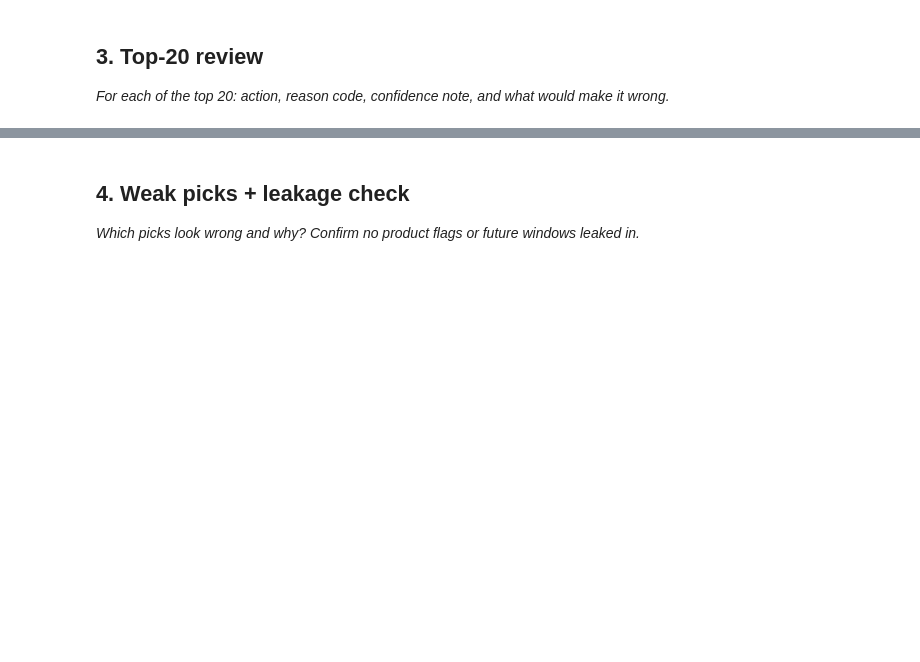
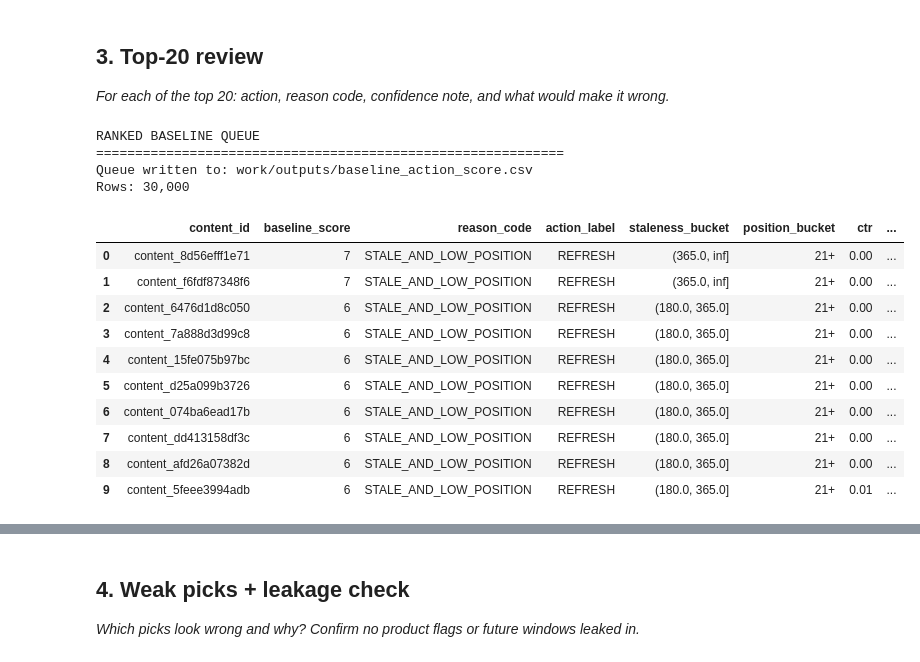
Before and after one commit to Ahmedali3ff/Flyrank-internship-, a Jupyter notebook: work/notebooks/w04_baseline_score.ipynb, the cells around one changed output, grey strips where cells are left out. Saved outputs shown, nothing was run; the diff lists cells and outputs as text; code cells hidden in the pictures; blank space fills up the shorter version.

```diff
--- a/work/notebooks/w04_baseline_score.ipynb
+++ b/work/notebooks/w04_baseline_score.ipynb
@@ -22,0 +194,18 @@ This skeleton is yours to fill. Work the sections **in order** — each one has
+# %%
+print("PERFORMANCE SIGNAL CHECK")
+print("=" * 60)
+
+# Look for columns useful for the CTR-vs-position signal
+performance_candidates = [
+    col for col in df.columns
+        if any(term in col.lower() for term in [
+                "position",
+                        "rank",
+                                "impression",
+                                        "click",
+                                                "ctr"
+                                                    ])
+                                                    ]
+
+for col in performance_candidates:
+                                                        print(f"- {col}")
@@ -24,3 +374,59 @@ This skeleton is yours to fill. Work the sections **in order** — each one has
 ## 3. Top-20 review
 
 *For each of the top 20: action, reason code, confidence note, and what would make it wrong.*
+# %%
+print("RANKED BASELINE QUEUE")
+print("=" * 60)
+
+# Rank highest-priority items first
+queue_columns = [
+    "content_id",
+        "baseline_score",
+            "reason_code",
+                "action_label",
+                    "staleness_bucket",
+                        "position_bucket",
+                            "ctr",
+                                "avg_position",
+                                    "search_volume",
+                                    ]
+
+                                    # Keep only columns that exist in the current dataframe
+queue_columns = [col for col in queue_columns if col in df.columns]
+
+baseline_queue = (
+                                        df[queue_columns]
+                                            .sort_values(
+                                                    by=["baseline_score", "avg_position"],
+                                                            ascending=[False, False]
+                                                                )
+                                                                    .reset_index(drop=True)
+                                                                    )
+
+                                                                    # Write the ranked queue
+output_path = "work/outputs/baseline_action_score.csv"
+baseline_queue.to_csv(
+                                                                        output_path,
+                                                                            index=False
+                                                                            )
+
+print(f"Queue written to: {output_path}")
+print(f"Rows: {len(baseline_queue):,}")
+
+display(baseline_queue.head(10))
+# %% [output]
+RANKED BASELINE QUEUE
+============================================================
+Queue written to: work/outputs/baseline_action_score.csv
+Rows: 30,000
+|  | content_id | baseline_score | reason_code | action_label | staleness_bucket | position_bucket | ctr | ... |
+| 0 | content_8d56efff1e71 | 7 | STALE_AND_LOW_POSITION | REFRESH | (365.0, inf] | 21+ | 0.00 | ... |
+| 1 | content_f6fdf87348f6 | 7 | STALE_AND_LOW_POSITION | REFRESH | (365.0, inf] | 21+ | 0.00 | ... |
+| 2 | content_6476d1d8c050 | 6 | STALE_AND_LOW_POSITION | REFRESH | (180.0, 365.0] | 21+ | 0.00 | ... |
+| 3 | content_7a888d3d99c8 | 6 | STALE_AND_LOW_POSITION | REFRESH | (180.0, 365.0] | 21+ | 0.00 | ... |
+| 4 | content_15fe075b97bc | 6 | STALE_AND_LOW_POSITION | REFRESH | (180.0, 365.0] | 21+ | 0.00 | ... |
+| 5 | content_d25a099b3726 | 6 | STALE_AND_LOW_POSITION | REFRESH | (180.0, 365.0] | 21+ | 0.00 | ... |
+| 6 | content_074ba6ead17b | 6 | STALE_AND_LOW_POSITION | REFRESH | (180.0, 365.0] | 21+ | 0.00 | ... |
+| 7 | content_dd413158df3c | 6 | STALE_AND_LOW_POSITION | REFRESH | (180.0, 365.0] | 21+ | 0.00 | ... |
+| 8 | content_afd26a07382d | 6 | STALE_AND_LOW_POSITION | REFRESH | (180.0, 365.0] | 21+ | 0.00 | ... |
+| 9 | content_5feee3994adb | 6 | STALE_AND_LOW_POSITION | REFRESH | (180.0, 365.0] | 21+ | 0.01 | ... |
```
Also changed, not shown: parts of 16 cells of this notebook.
